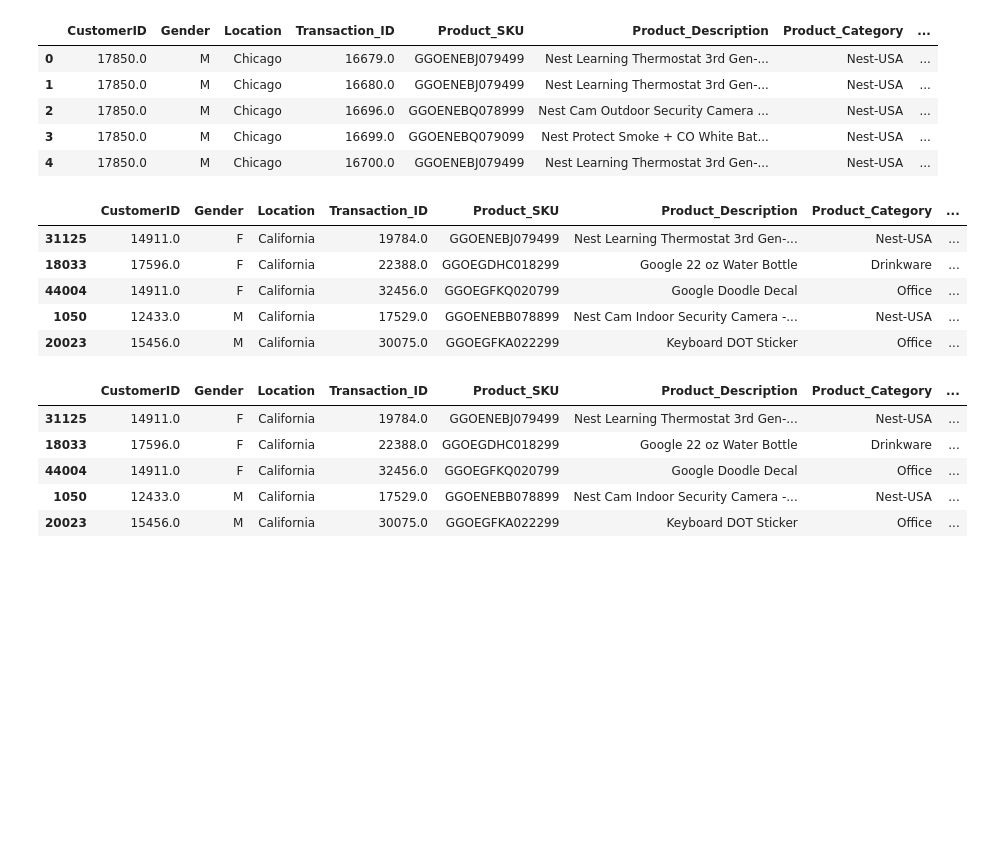
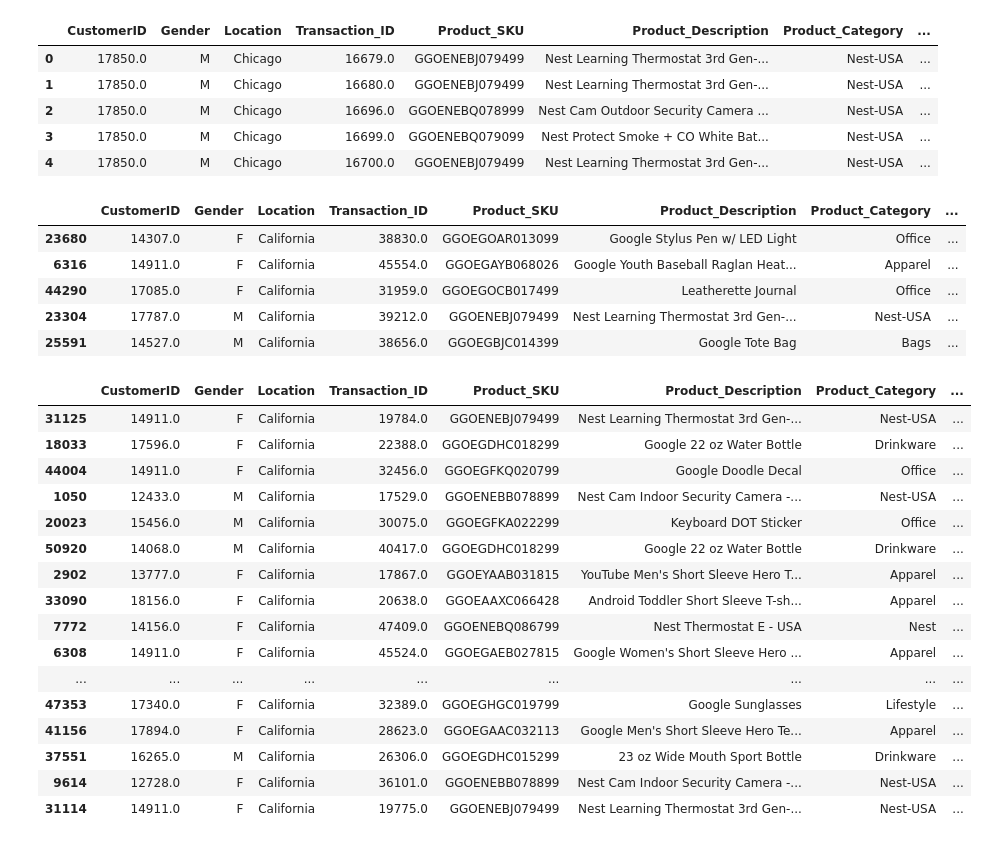
Before and after one commit to Simian12/Project_1, a Jupyter notebook: project1_base.ipynb, the cells around one changed output. Drawn from its saved outputs; the diff is of its cells as text; code cells hidden in the pictures; blank space fills up the shorter version.

```diff
--- a/project1_base.ipynb
+++ b/project1_base.ipynb
@@ -25,7 +25,7 @@ sales_data.head()
 # %%
 
 #dropping redundant and un-needed columns
-sales_data_cleaned = sales_data.drop(['Unnamed: 0', 'Tenure_Months', 'Transaction_Date', 'GST', 'Offline_Spend', 'Online_Spend', 'Month'], axis=1)
+sales_data_cleaned = sales_data.drop(['Unnamed: 0', 'Tenure_Months', 'Transaction_Date', 'GST', 'Offline_Spend', 'Online_Spend', 'Month', 'Coupon_Code', 'Discount_pct'], axis=1)
 
 
 #dropping rows that have incomplete data
@@ -51,7 +51,7 @@ sales_data_cleaned.head()
 np.random.seed(42)
 
 def random_rows(group):
-    return group.sample(min(len(group), 100))
+    return group.sample(min(len(group), 50))
 
 sales_data_random_cleaned = sales_data_cleaned.groupby('Location', group_keys=False).apply(random_rows)
 
@@ -76,15 +76,15 @@ sales_data_random_cleaned["Weather Conditions"] = ""
 sales_data_random_cleaned.head()
 # %% [output]
 |  | CustomerID | Gender | Location | Transaction_ID | Product_SKU | Product_Description | Product_Category | ... |
-| 31125 | 14911.0 | F | California | 19784.0 | GGOENEBJ079499 | Nest Learning Thermostat 3rd Gen-... | Nest-USA | ... |
-| 18033 | 17596.0 | F | California | 22388.0 | GGOEGDHC018299 | Google 22 oz Water Bottle | Drinkware | ... |
-| 44004 | 14911.0 | F | California | 32456.0 | GGOEGFKQ020799 | Google Doodle Decal | Office | ... |
-| 1050 | 12433.0 | M | California | 17529.0 | GGOENEBB078899 | Nest Cam Indoor Security Camera -... | Nest-USA | ... |
-| 20023 | 15456.0 | M | California | 30075.0 | GGOEGFKA022299 | Keyboard DOT Sticker | Office | ... |
+| 23680 | 14307.0 | F | California | 38830.0 | GGOEGOAR013099 | Google Stylus Pen w/ LED Light | Office | ... |
+| 6316 | 14911.0 | F | California | 45554.0 | GGOEGAYB068026 | Google Youth Baseball Raglan Heat... | Apparel | ... |
+| 44290 | 17085.0 | F | California | 31959.0 | GGOEGOCB017499 | Leatherette Journal | Office | ... |
+| 23304 | 17787.0 | M | California | 39212.0 | GGOENEBJ079499 | Nest Learning Thermostat 3rd Gen-... | Nest-USA | ... |
+| 25591 | 14527.0 | M | California | 38656.0 | GGOEGBJC014399 | Google Tote Bag | Bags | ... |
 # %%
 #BE CAREFUL RUNNING API REQUEST AS WE ONLY GET 1000 PER DAY
-#THIS DATA SET CONTAINS 500 PER RUN!!!
-#takes ~5min to run
+#THIS DATA SET CONTAINS 250 PER RUN!!!
+#takes ~2min to run
 
 url = "https://api.openweathermap.org/data/3.0/onecall/timemachine?"
 units = "imperial"
@@ -98,31 +98,43 @@ for index, row in sales_data_random_cleaned.iterrows():
 
     params = {
     "lat": latitude,
     "lon": longitude,
     "dt": date,
     "apiKey":openweather_key,
     "units": units
 }
 
 
     response = requests.get(url, params=params)
 
     response = response.json()
 
 
  #getting the weather description for each row and putting it in the weather conditions column
+#add temperature column
     try:
         sales_data_random_cleaned.loc[index, "Weather Conditions"] = response["data"][0]["weather"][0]["description"]
 
     except KeyError as e:
         print("No Weather Data Found")
 
 
-sales_data_random_cleaned.head()
+sales_data_random_cleaned.head(25)
 # %% [output]
 |  | CustomerID | Gender | Location | Transaction_ID | Product_SKU | Product_Description | Product_Category | ... |
 | 31125 | 14911.0 | F | California | 19784.0 | GGOENEBJ079499 | Nest Learning Thermostat 3rd Gen-... | Nest-USA | ... |
 | 18033 | 17596.0 | F | California | 22388.0 | GGOEGDHC018299 | Google 22 oz Water Bottle | Drinkware | ... |
 | 44004 | 14911.0 | F | California | 32456.0 | GGOEGFKQ020799 | Google Doodle Decal | Office | ... |
 | 1050 | 12433.0 | M | California | 17529.0 | GGOENEBB078899 | Nest Cam Indoor Security Camera -... | Nest-USA | ... |
 | 20023 | 15456.0 | M | California | 30075.0 | GGOEGFKA022299 | Keyboard DOT Sticker | Office | ... |
+| 50920 | 14068.0 | M | California | 40417.0 | GGOEGDHC018299 | Google 22 oz Water Bottle | Drinkware | ... |
+| 2902 | 13777.0 | F | California | 17867.0 | GGOEYAAB031815 | YouTube Men's Short Sleeve Hero T... | Apparel | ... |
+| 33090 | 18156.0 | F | California | 20638.0 | GGOEAAXC066428 | Android Toddler Short Sleeve T-sh... | Apparel | ... |
+| 7772 | 14156.0 | F | California | 47409.0 | GGOENEBQ086799 | Nest Thermostat E - USA | Nest | ... |
+| 6308 | 14911.0 | F | California | 45524.0 | GGOEGAEB027815 | Google Women's Short Sleeve Hero ... | Apparel | ... |
+| ... | ... | ... | ... | ... | ... | ... | ... | ... |
+| 47353 | 17340.0 | F | California | 32389.0 | GGOEGHGC019799 | Google Sunglasses | Lifestyle | ... |
+| 41156 | 17894.0 | F | California | 28623.0 | GGOEGAAC032113 | Google Men's Short Sleeve Hero Te... | Apparel | ... |
+| 37551 | 16265.0 | M | California | 26306.0 | GGOEGDHC015299 | 23 oz Wide Mouth Sport Bottle | Drinkware | ... |
+| 9614 | 12728.0 | F | California | 36101.0 | GGOENEBB078899 | Nest Cam Indoor Security Camera -... | Nest-USA | ... |
+| 31114 | 14911.0 | F | California | 19775.0 | GGOENEBJ079499 | Nest Learning Thermostat 3rd Gen-... | Nest-USA | ... |
```
Also changed, not shown: parts of 9 cells of this notebook.
